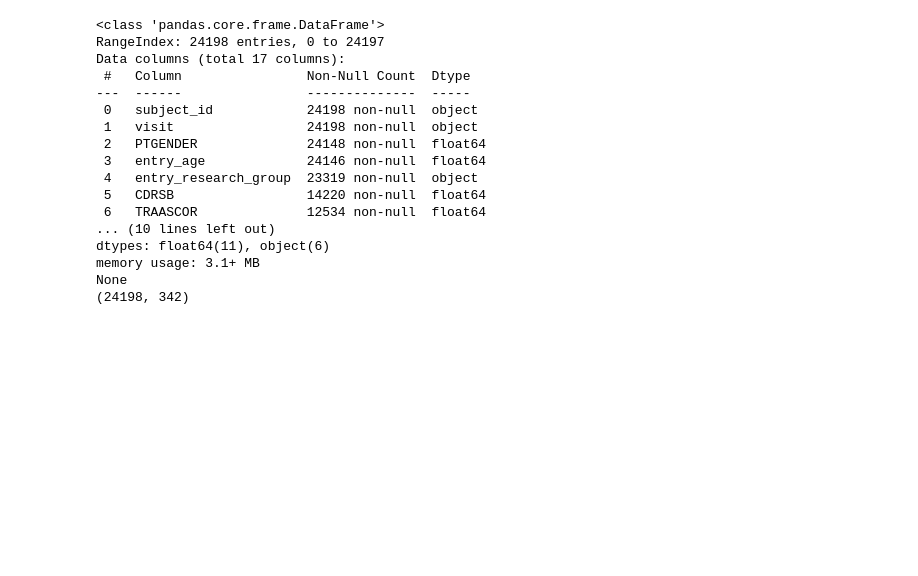
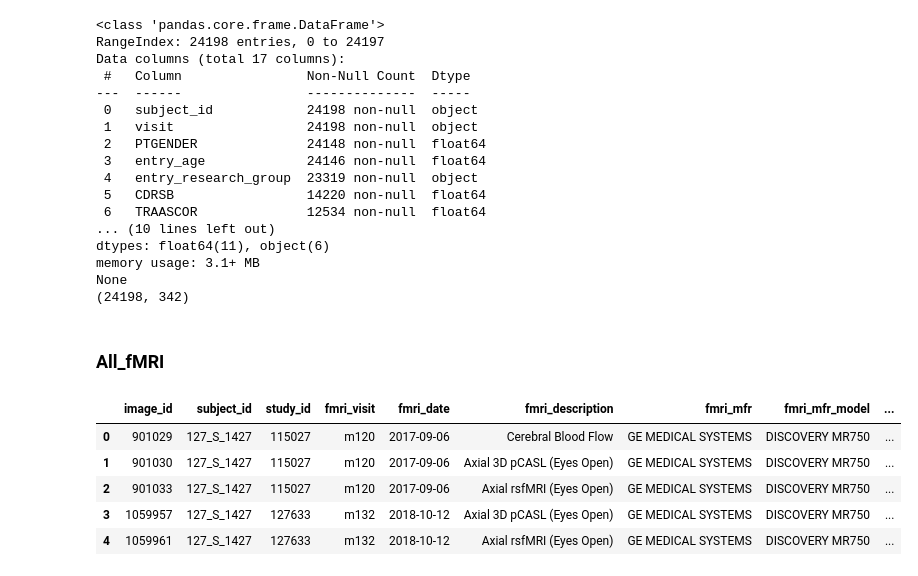
Before and after one commit to HughQte/Health-Data-ML, a Jupyter notebook: adni_data/scr/merged_df.ipynb, the cells around one changed output. Drawn from its saved outputs; the diff is of its cells as text; code cells hidden in the pictures; blank space fills up the shorter version.

```diff
--- a/adni_data/scr/merged_df.ipynb
+++ b/adni_data/scr/merged_df.ipynb
@@ -173,0 +171,12 @@ merged_df.to_csv('/Users/hieubui/Documents/Thesis 2027/data/merged_df.csv', inde
+# %% [markdown]
+### All_fMRI
+# %%
+fmri = pd.read_csv("/Users/hieubui/Documents/Thesis 2027/data/all_fmri.csv")
+fmri.head()
+# %% [output]
+|  | image_id | subject_id | study_id | fmri_visit | fmri_date | fmri_description | fmri_mfr | fmri_mfr_model | ... |
+| 0 | 901029 | 127_S_1427 | 115027 | m120 | 2017-09-06 | Cerebral Blood Flow | GE MEDICAL SYSTEMS | DISCOVERY MR750 | ... |
+| 1 | 901030 | 127_S_1427 | 115027 | m120 | 2017-09-06 | Axial 3D pCASL (Eyes Open) | GE MEDICAL SYSTEMS | DISCOVERY MR750 | ... |
+| 2 | 901033 | 127_S_1427 | 115027 | m120 | 2017-09-06 | Axial rsfMRI (Eyes Open) | GE MEDICAL SYSTEMS | DISCOVERY MR750 | ... |
+| 3 | 1059957 | 127_S_1427 | 127633 | m132 | 2018-10-12 | Axial 3D pCASL (Eyes Open) | GE MEDICAL SYSTEMS | DISCOVERY MR750 | ... |
+| 4 | 1059961 | 127_S_1427 | 127633 | m132 | 2018-10-12 | Axial rsfMRI (Eyes Open) | GE MEDICAL SYSTEMS | DISCOVERY MR750 | ... |
```
Also changed, not shown: parts of 11 cells of this notebook.
